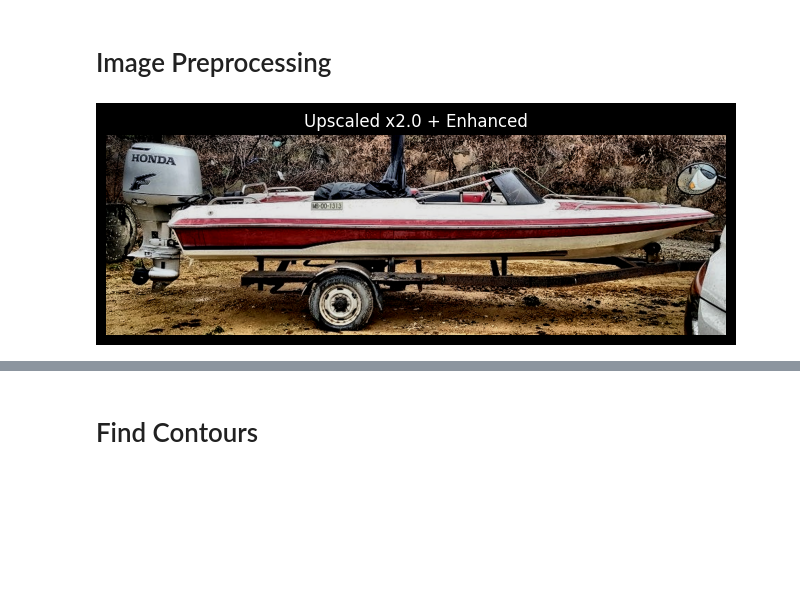
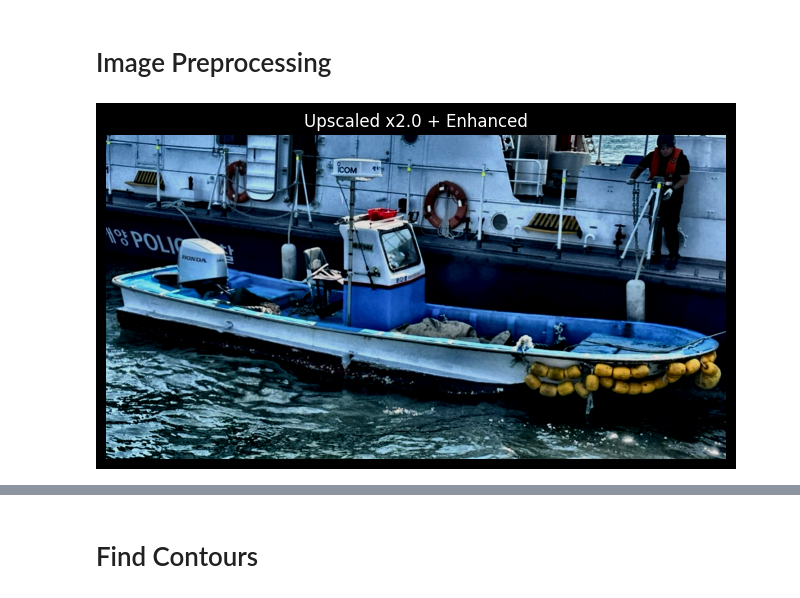
Before and after one commit to geun-hyoung/python_object_detection_ocr, a Jupyter notebook: main.ipynb, the cells around one changed output, grey strips where cells are left out. Saved outputs shown, nothing was run; the diff lists cells and outputs as text; code cells hidden in the pictures; blank space fills up the shorter version.

Commit message:
Colab을 통해 생성됨

```diff
--- a/main.ipynb
+++ b/main.ipynb
@@ -49,7 +49,7 @@ import numpy as np
 import matplotlib.pyplot as plt
 
 # ============== 설정 ==============
-IMG_PATH = '/content/drive/MyDrive/Colab Notebooks/17.jpg'  # 경로에 맞게 수정
+IMG_PATH = '/content/drive/MyDrive/Colab Notebooks/7.jpg'  # 경로에 맞게 수정
 MODEL_WEIGHTS = 'yolov8l-seg.pt'
 UPSCALE_FACTOR = 2.0
 # Enhancement tunables (조정해가며 테스트)
@@ -97,34 +97,34 @@ img_denoised = cv2.bilateralFilter(img_clahe, d=BILATERAL_D,
 img_cv = img_denoised.astype(np.float32)
 img_cv = img_cv * CONTRAST_ALPHA + BRIGHTNESS
 # gamma correction
 if GAMMA != 1.0:
     inv_gamma = 1.0 / GAMMA
     table = np.array([((i / 255.0) ** inv_gamma) * 255 for i in np.arange(256)]).astype("uint8")
     img_cv = cv2.LUT(np.clip(img_cv,0,255).astype('uint8'), table)
 else:
     img_cv = np.clip(img_cv,0,255).astype('uint8')
 
 # 3.4) Unsharp mask (언샤프) — 가장자리 강화
 blur = cv2.GaussianBlur(img_cv, (0,0), GAUSS_SIGMA)
 img_sharp = cv2.addWeighted(img_cv, 1.0 + SHARP_ALPHA, blur, -SHARP_ALPHA, 0)
 img_sharp = np.clip(img_sharp, 0, 255).astype('uint8')
 
 # 3.5) 선택적 경계 정리 (라이트 노이즈 제거) - 아주 약하게만
 # img_sharp = cv2.medianBlur(img_sharp, 3)
 
 # 4) 결과 대체(이후 파이프라인은 img_ori 대신 img_for_processing 사용)
 img_ori = img_sharp.copy()
 
 height, width, channel = img_ori.shape
 
 # show upscaled + enhanced image
 plt.figure(figsize=(8,8))
 plt.imshow(cv2.cvtColor(img_ori, cv2.COLOR_BGR2RGB))
 plt.axis('off')
 plt.title(f'Upscaled x{UPSCALE_FACTOR} + Enhanced')
 plt.show()
 # %% [output]
-[figure, old version]
+[figure, new version]
 # %%
 # 2) YOLOv8-seg 로드 및 인퍼런스
 try:
```
Also changed, not shown: parts of 12 cells of this notebook.
